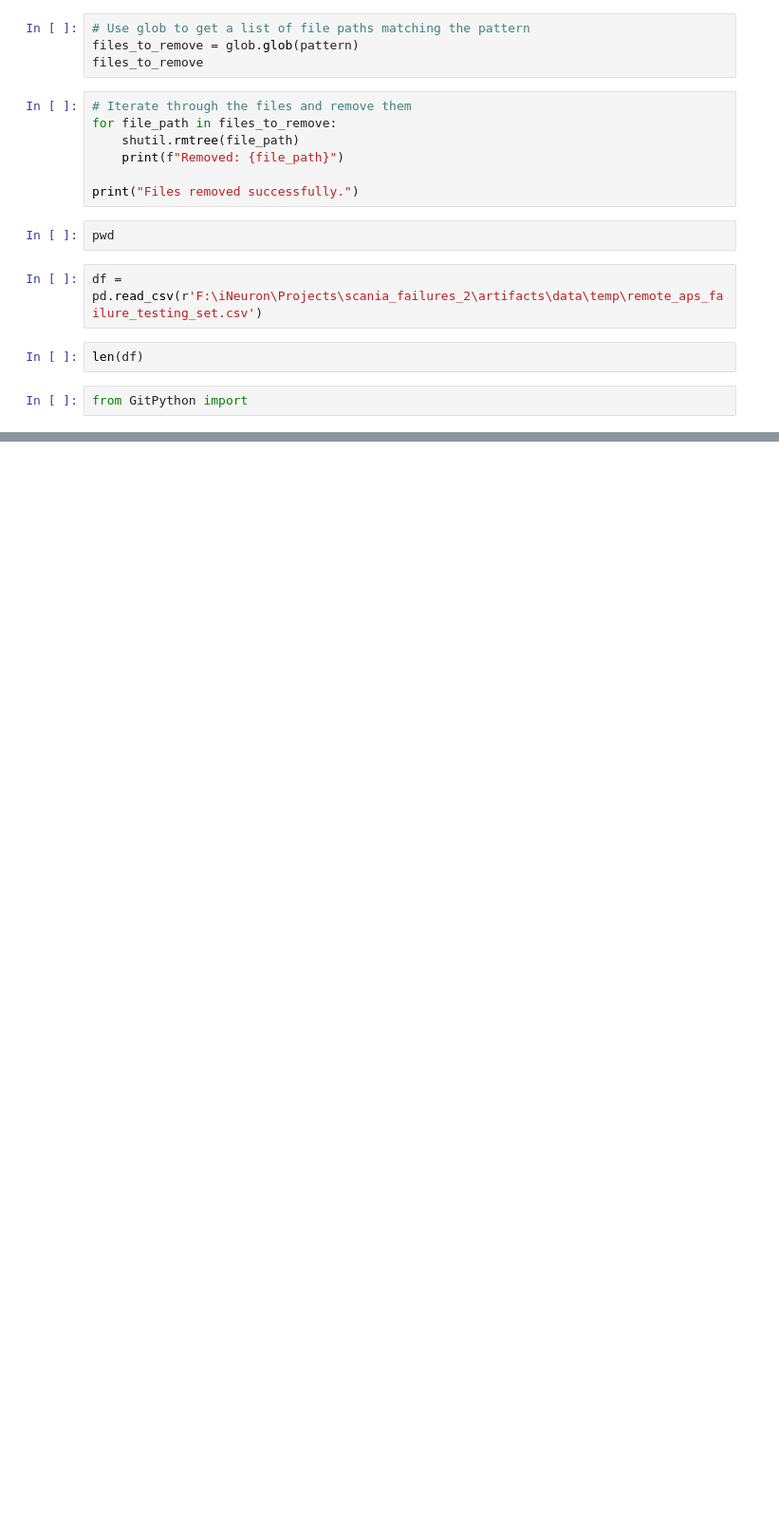
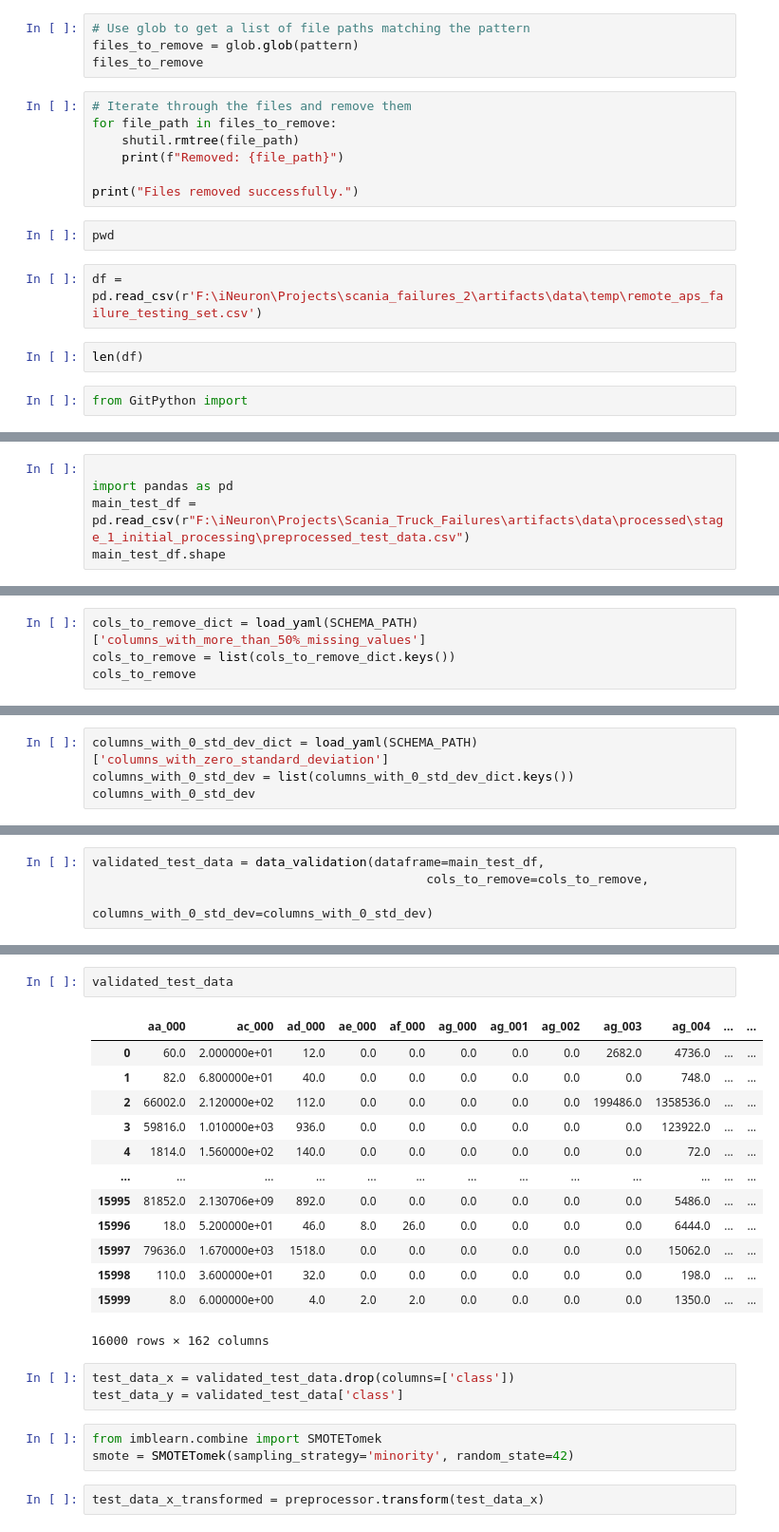
Before and after one commit to Raj-Narayanan-B/scania_truck_failures, a Jupyter notebook: notebooks/dagshub.ipynb, the cells around one changed output, grey strips where cells are left out. Shown at 95% size. Saved outputs shown, nothing was run; the diff lists cells and outputs as text; blank space fills up the shorter version.

```diff
--- a/notebooks/dagshub.ipynb
+++ b/notebooks/dagshub.ipynb
@@ -856,0 +863,5 @@ from GitPython import
+# %%
+
+import pandas as pd
+main_test_df = pd.read_csv(r"F:\iNeuron\Projects\Scania_Truck_Failures\artifacts\data\processed\stage_1_initial_processing\preprocessed_test_data.csv")
+main_test_df.shape
@@ -856,0 +877,4 @@ from GitPython import
+# %%
+cols_to_remove_dict = load_yaml(SCHEMA_PATH)['columns_with_more_than_50%_missing_values']
+cols_to_remove = list(cols_to_remove_dict.keys())
+cols_to_remove
@@ -856,0 +891,4 @@ from GitPython import
+# %%
+columns_with_0_std_dev_dict = load_yaml(SCHEMA_PATH)['columns_with_zero_standard_deviation']
+columns_with_0_std_dev = list(columns_with_0_std_dev_dict.keys())
+columns_with_0_std_dev
@@ -856,0 +915,4 @@ from GitPython import
+# %%
+validated_test_data = data_validation(dataframe=main_test_df,
+                                             cols_to_remove=cols_to_remove,
+                                             columns_with_0_std_dev=columns_with_0_std_dev)
@@ -856,0 +937,24 @@ from GitPython import
+# %%
+validated_test_data
+# %% [output]
+|  | aa_000 | ac_000 | ad_000 | ae_000 | af_000 | ag_000 | ag_001 | ag_002 | ag_003 | ag_004 | ... | ... |
+| 0 | 60.0 | 2.000000e+01 | 12.0 | 0.0 | 0.0 | 0.0 | 0.0 | 0.0 | 2682.0 | 4736.0 | ... | ... |
+| 1 | 82.0 | 6.800000e+01 | 40.0 | 0.0 | 0.0 | 0.0 | 0.0 | 0.0 | 0.0 | 748.0 | ... | ... |
+| 2 | 66002.0 | 2.120000e+02 | 112.0 | 0.0 | 0.0 | 0.0 | 0.0 | 0.0 | 199486.0 | 1358536.0 | ... | ... |
+| 3 | 59816.0 | 1.010000e+03 | 936.0 | 0.0 | 0.0 | 0.0 | 0.0 | 0.0 | 0.0 | 123922.0 | ... | ... |
+| 4 | 1814.0 | 1.560000e+02 | 140.0 | 0.0 | 0.0 | 0.0 | 0.0 | 0.0 | 0.0 | 72.0 | ... | ... |
+| ... | ... | ... | ... | ... | ... | ... | ... | ... | ... | ... | ... | ... |
+| 15995 | 81852.0 | 2.130706e+09 | 892.0 | 0.0 | 0.0 | 0.0 | 0.0 | 0.0 | 0.0 | 5486.0 | ... | ... |
+| 15996 | 18.0 | 5.200000e+01 | 46.0 | 8.0 | 26.0 | 0.0 | 0.0 | 0.0 | 0.0 | 6444.0 | ... | ... |
+| 15997 | 79636.0 | 1.670000e+03 | 1518.0 | 0.0 | 0.0 | 0.0 | 0.0 | 0.0 | 0.0 | 15062.0 | ... | ... |
+| 15998 | 110.0 | 3.600000e+01 | 32.0 | 0.0 | 0.0 | 0.0 | 0.0 | 0.0 | 0.0 | 198.0 | ... | ... |
+| 15999 | 8.0 | 6.000000e+00 | 4.0 | 2.0 | 2.0 | 0.0 | 0.0 | 0.0 | 0.0 | 1350.0 | ... | ... |
+16000 rows × 162 columns
+# %%
+test_data_x = validated_test_data.drop(columns=['class'])
+test_data_y = validated_test_data['class']
+# %%
+from imblearn.combine import SMOTETomek
+smote = SMOTETomek(sampling_strategy='minority', random_state=42)
+# %%
+test_data_x_transformed = preprocessor.transform(test_data_x)
```
Also changed, not shown: parts of 24 cells of this notebook, 26 other files.
